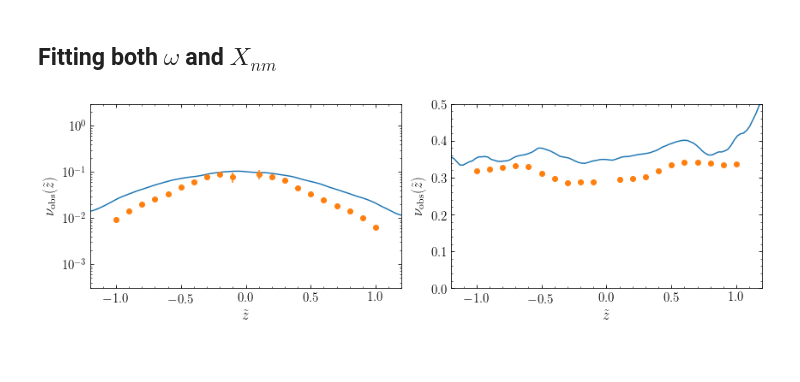
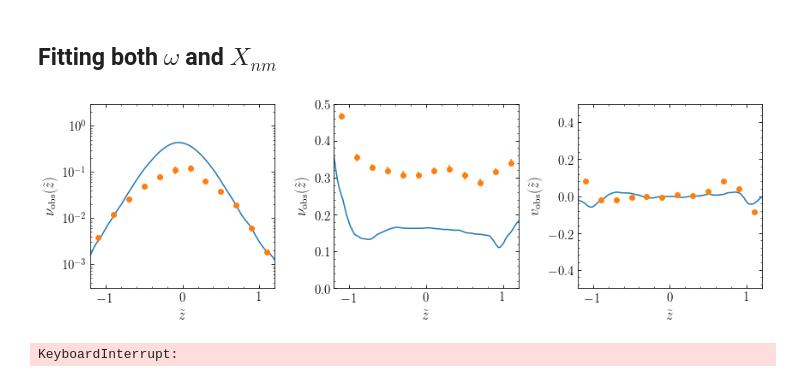
Before and after one commit to kawatadaisuke/WendyM2M, a Jupyter notebook: py/WendyM2M_XomegaXnm_vobs_perturbed.ipynb, the cells around one changed output. Saved outputs shown, nothing was run; the diff lists cells and outputs as text; code cells hidden in the pictures.

```diff
--- a/py/WendyM2M_XomegaXnm_vobs_perturbed.ipynb
+++ b/py/WendyM2M_XomegaXnm_vobs_perturbed.ipynb
@@ -113,5 +111,5 @@ zh, tdyn, omega_dm = 0.25 0.5 0.7071067811865475
 # %% [markdown]
 We will add the background potential adiabatically.
 # %%
-g = wendy.nbody(z_init, vz_init, m_init, 0.05*tdyn, approx=True, nleap=1)
+g = wendypy.nbody(z_init, vz_init, m_init, 0.05*tdyn, approx=True, nleap=1)
 # %%
@@ -715,7 +795,7 @@ tight_layout()
 step= 0.05*tdyn
 nstep= 2000
 #eps= 10.**-3.5
-eps = [10.0**-5.0, 10.0**-7.0]
+eps = [10.0**-7.0, 10.0**-7.0]
 smooth= None #1./step/100.
 st96smooth= False
 mu= 0.
@@ -823,0 +947,24 @@ Invalid limit will be ignored.
+# %%
+# step size for particle integration
+step= 0.02*tdyn
+nstep= 100000
+#eps= 10.**-3.5
+eps = [10.0**-7.0, 10.0**-7.0]
+smooth= None #1./step/100.
+st96smooth= False
+mu= 0.0
+h_m2m= 0.2
+zsun_m2m= zsun_true
+omega_m2m = 0.75*omegadm_true
+fit_omega = True
+skipomega= 10
+fit_xnm = False
+prior= 'entropy'
+use_v2=True
+w_out,omega_out,z_m2m,vz_m2m,Q,wevol,windx= \
+    wendym2m.fit_m2m(w_init,z_m2m,vz_m2m,omega_m2m,zsun_m2m,data_dicts,npop=1,
+                     nstep=nstep,step=step,mu=mu,eps=eps,h_m2m=h_m2m,prior=prior,
+                     smooth=smooth,st96smooth=st96smooth,output_wevolution=10,
+                     fit_omega=fit_omega,skipomega=skipomega,
+                     number_density=True, xnm_m2m=xnm_m2m, fit_xnm=fit_xnm)
+w_out= w_out[:,0]
@@ -824,37 +1050,43 @@ Invalid limit will be ignored.
 # %% [markdown]
 ## Fitting both $\omega$ and $X_{nm}$
 # %%
-n_m2m= 4000
-sigma_init= 0.6
+n_m2m= 10000
+sigma_init= 0.4
 h_m2m= 0.2
 # set a wrong Xnm
-xnm_m2m = 1.5*xnm_true
+xnm_m2m = 3.0*xnm_true
 z_m2m, vz_m2m, w_init= wendym2m.sample_sech2(sigma_init,totmass_true,n=n_m2m)
 z_out= numpy.linspace(zmin, zmax, 101)
 dens_init= xnm_m2m*hom2m.compute_dens(z_m2m,zsun_true,z_out,h_m2m,w=w_init)
 v2_init= hom2m.compute_v2(z_m2m,vz_m2m,zsun_true,z_out,h_m2m,w=w_init)
 bovy_plot.bovy_print(axes_labelsize=17.,text_fontsize=12.,xtick_labelsize=15.,ytick_labelsize=15.)
 figsize(12,4)
-subplot(1,2,1)
+subplot(1,3,1)
 bovy_plot.bovy_plot(z_out,dens_init,'-',semilogy=True,gcf=True,
                    xlabel=r'$\tilde{z}$',ylabel=r'$\nu_{\mathrm{obs}}(\tilde{z})$',
                    xrange=[zmin, zmax],yrange=[xnm_true*0.003, xnm_true*30.])
 bovy_plot.bovy_plot(z_obs,dens_obs,'o',semilogy=True,overplot=True)
 errorbar(z_obs,dens_obs,yerr=dens_obs_noise,marker='None',ls='none',color=sns.color_palette()[1])
 yscale('log',nonposy='clip')
-subplot(1,2,2)
+subplot(1,3,2)
 bovy_plot.bovy_plot(z_out,v2_init,'-',gcf=True,
                    xlabel=r'$\tilde{z}$',ylabel=r'$\nu_{\mathrm{obs}}(\tilde{z})$',
                    xrange=[zmin, zmax],yrange=[0.0,0.5])
 bovy_plot.bovy_plot(z_obs,v2_obs,'o',overplot=True)
 errorbar(z_obs,v2_obs,yerr=v2_obs_noise,marker='None',ls='none',color=sns.color_palette()[1])
+subplot(1,3,3)
+bovy_plot.bovy_plot(z_out,v_init,'-',gcf=True,
+                   xlabel=r'$\tilde{z}$',ylabel=r'$v_{\mathrm{obs}}(\tilde{z})$',
+                   xrange=[zmin, zmax],yrange=[-0.5,0.5])
+bovy_plot.bovy_plot(z_obs,v_obs,'o',overplot=True)
+errorbar(z_obs,v_obs,yerr=v_obs_noise,marker='None',ls='none',color=sns.color_palette()[1])
 tight_layout()
 # %% [output]
-[figure, old version]
+[figure, new version]
 # %%
 # step size for particle integration
 step= 0.05*tdyn
-nstep= 2000
+nstep= 4000
 #eps= 10.**-3.5
 # eps = [10.0**-5.0, 10.0**-5.0, 10.0**-7.0]
 eps = [10.0**-6.0, 10.0**-7.0, 10.0**-8.0]
@@ -863,7 +1095,7 @@ st96smooth= False
 mu= 0.
 h_m2m= 0.2
 zsun_m2m= zsun_true
-omega_m2m = 1.2*omegadm_true
+omega_m2m = 0.5*omegadm_true
 fit_omega = True
 skipomega= 10
 fit_xnm = True
@@ -876,6 +1108,8 @@ w_out,omega_out,xnm_out,z_m2m,vz_m2m,Q,wevol,windx= \
                      fit_omega=fit_omega,skipomega=skipomega,
                      number_density=True, xnm_m2m=xnm_m2m, fit_xnm=fit_xnm)
 w_out= w_out[:,0]
+# %% [output]
+KeyboardInterrupt:
 # %%
 print(' total mass =', numpy.sum(w_out))
 print(' omega fit, true = ',omega_out[-1], omegadm_true)
```
Also changed, not shown: parts of 35 cells of this notebook, 2 other files.
